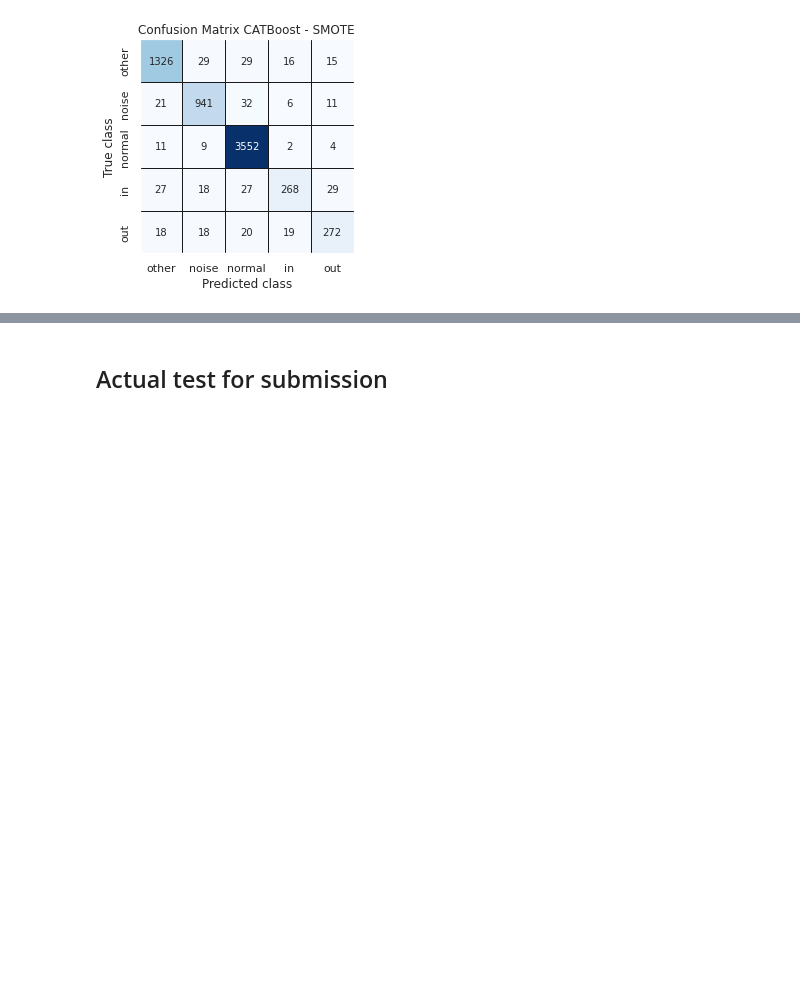
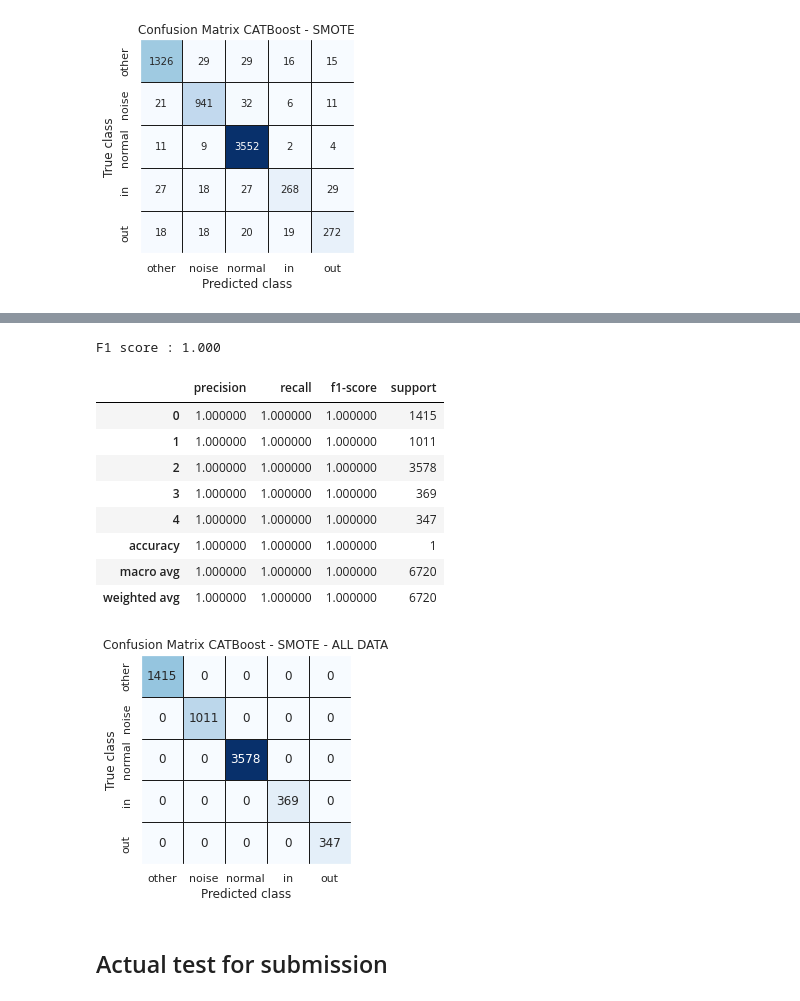
Before and after one commit to fedebotu/aichallenge-2022, a Jupyter notebook: notebooks/fede/3a CATBoost optuna.ipynb, the cells around one changed output, grey strips where cells are left out. Cells and saved outputs as stored; diff of their text form; code cells hidden in the pictures; blank space fills up the shorter version.

```diff
--- a/notebooks/fede/3a CATBoost optuna.ipynb
+++ b/notebooks/fede/3a CATBoost optuna.ipynb
@@ -202,14 +199,14 @@ total_train_X, total_train_y =  pd.concat([train_X, valid_X], ignore_index=True)
 X_oversample, y_oversample = smote.fit_resample(total_train_X, total_train_y)
 
 clf = CatBoostClassifier(
-    iterations=10000,
+    iterations=5000,
     verbose=200,
     objective='MultiClass',
     eval_metric = 'TotalF1',
     custom_metric='TotalF1',
     task_type="GPU",
-    # depth=10,
-    depth=15,
+    depth=10,
+    # depth=15,
     devices='2:3',
     # learning_rate=0.3
     # class_weights=class_weights
@@ -233,3 +245,21 @@ KeyboardInterrupt:
+# %%
+pred_y = clf.predict(test_X)
+model_name, y_hat = MODEL_NAME, pred_y
+plot_confusion_matrix(test_y, y_hat, labels,  f'Confusion Matrix {model_name}')
+print('F1 score : {:.3f}'.format(f1_score(test_y, y_hat, average='macro')))
+pretty_classification_report(test_y, y_hat)
+# %% [output]
+F1 score : 1.000
+|  | precision | recall | f1-score | support |
+| 0 | 1.000000 | 1.000000 | 1.000000 | 1415 |
+| 1 | 1.000000 | 1.000000 | 1.000000 | 1011 |
+| 2 | 1.000000 | 1.000000 | 1.000000 | 3578 |
+| 3 | 1.000000 | 1.000000 | 1.000000 | 369 |
+| 4 | 1.000000 | 1.000000 | 1.000000 | 347 |
+| accuracy | 1.000000 | 1.000000 | 1.000000 | 1 |
+| macro avg | 1.000000 | 1.000000 | 1.000000 | 6720 |
+| weighted avg | 1.000000 | 1.000000 | 1.000000 | 6720 |
+[figure, added]
 # %% [markdown]
 ## Actual test for submission
 # %%
```
Also changed, not shown: parts of 2 cells of this notebook, 9 other files.
